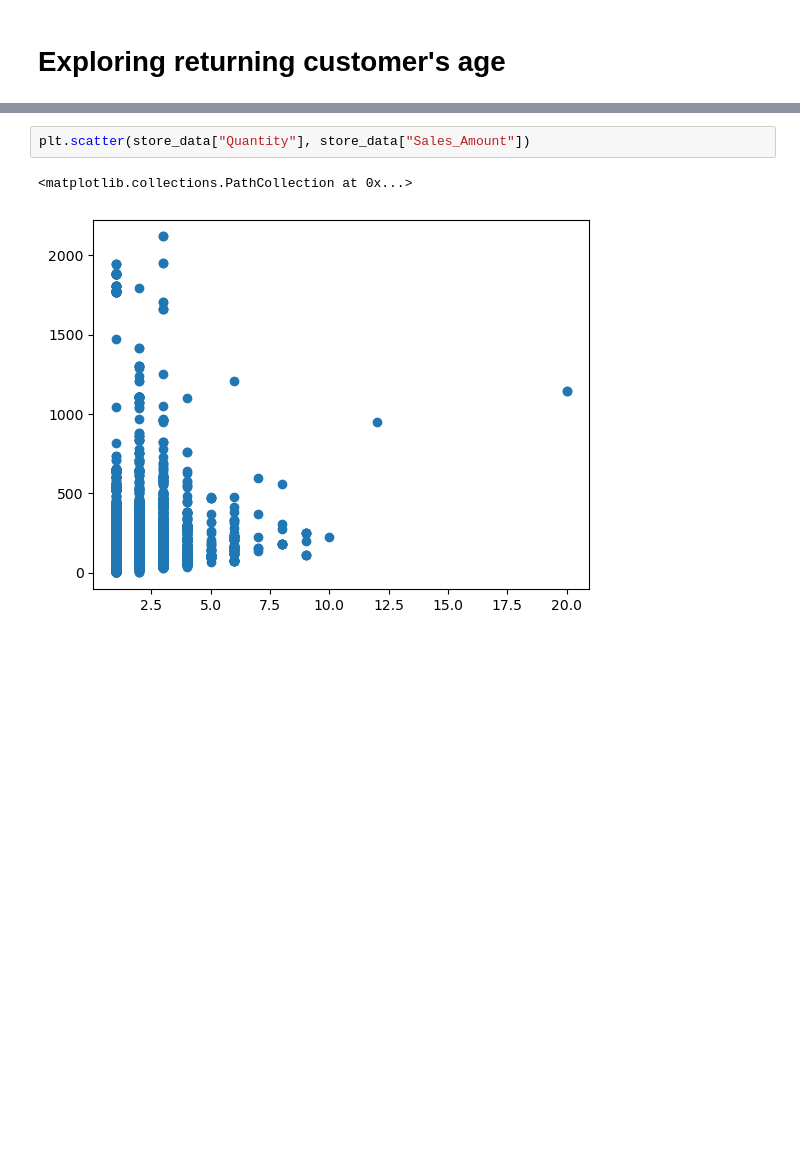
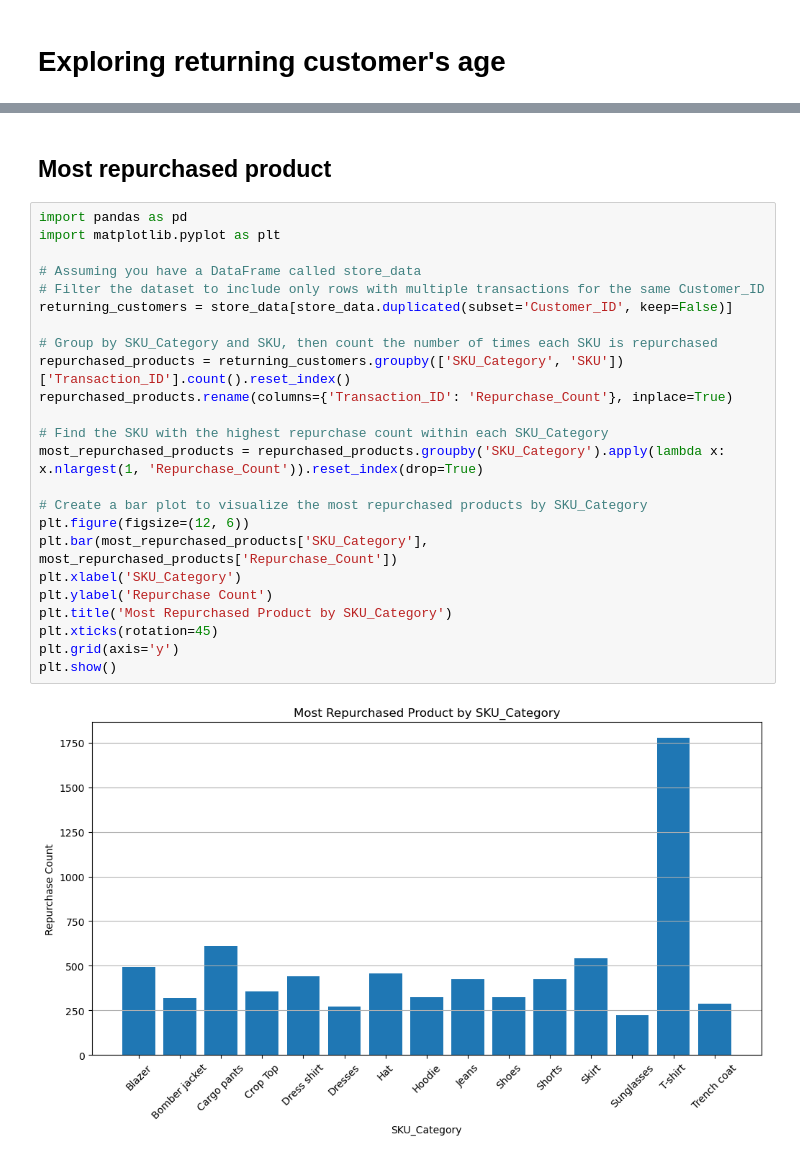
Before and after one commit to bowencu/FirstByte, a Jupyter notebook: datathon.ipynb, the cells around one changed output, grey strips where cells are left out. Saved outputs shown, nothing was run; the diff lists cells and outputs as text; blank space fills up the shorter version.

```diff
--- a/datathon.ipynb
+++ b/datathon.ipynb
@@ -159,5 +173,28 @@ plt.show()
-# %%
-plt.scatter(store_data["Quantity"], store_data["Sales_Amount"])
-# %% [output]
-<matplotlib.collections.PathCollection at 0x...>
-[figure, removed]
+# %% [markdown]
+## Most repurchased product
+# %%
+import pandas as pd
+import matplotlib.pyplot as plt
+
+# Assuming you have a DataFrame called store_data
+# Filter the dataset to include only rows with multiple transactions for the same Customer_ID
+returning_customers = store_data[store_data.duplicated(subset='Customer_ID', keep=False)]
+
+# Group by SKU_Category and SKU, then count the number of times each SKU is repurchased
+repurchased_products = returning_customers.groupby(['SKU_Category', 'SKU'])['Transaction_ID'].count().reset_index()
+repurchased_products.rename(columns={'Transaction_ID': 'Repurchase_Count'}, inplace=True)
+
+# Find the SKU with the highest repurchase count within each SKU_Category
+most_repurchased_products = repurchased_products.groupby('SKU_Category').apply(lambda x: x.nlargest(1, 'Repurchase_Count')).reset_index(drop=True)
+
+# Create a bar plot to visualize the most repurchased products by SKU_Category
+plt.figure(figsize=(12, 6))
+plt.bar(most_repurchased_products['SKU_Category'], most_repurchased_products['Repurchase_Count'])
+plt.xlabel('SKU_Category')
+plt.ylabel('Repurchase Count')
+plt.title('Most Repurchased Product by SKU_Category')
+plt.xticks(rotation=45)
+plt.grid(axis='y')
+plt.show()
+# %% [output]
+[figure, added]
```
Also changed, not shown: parts of 3 cells of this notebook.
